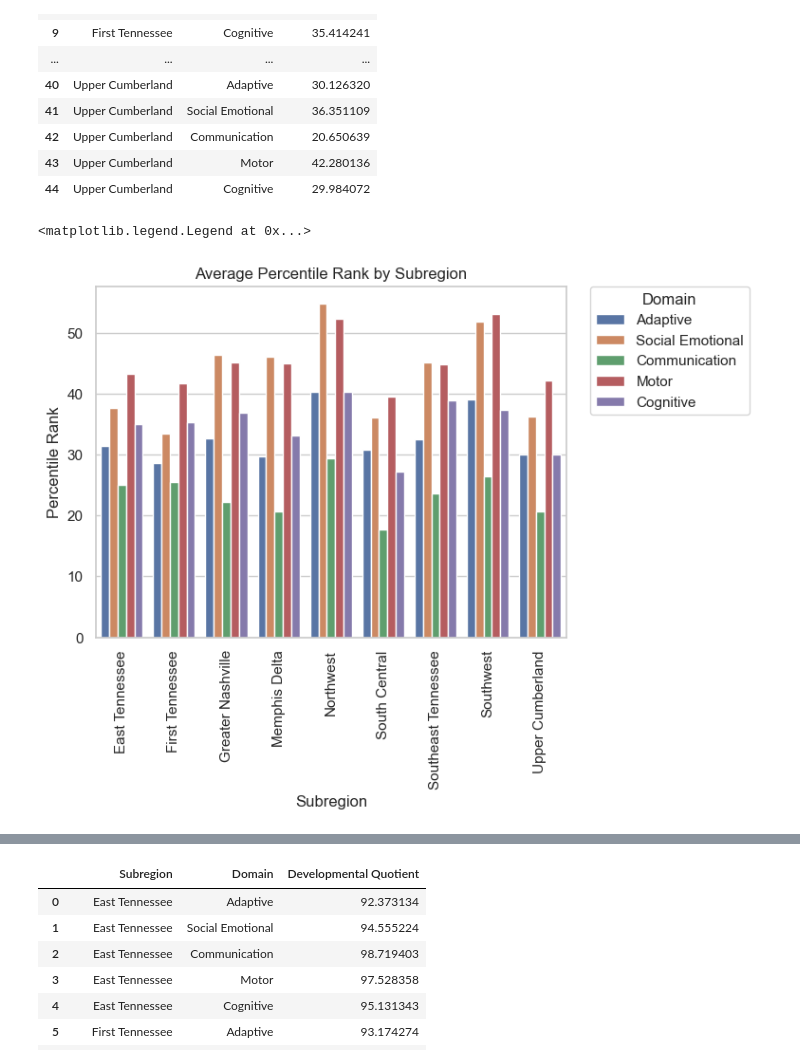
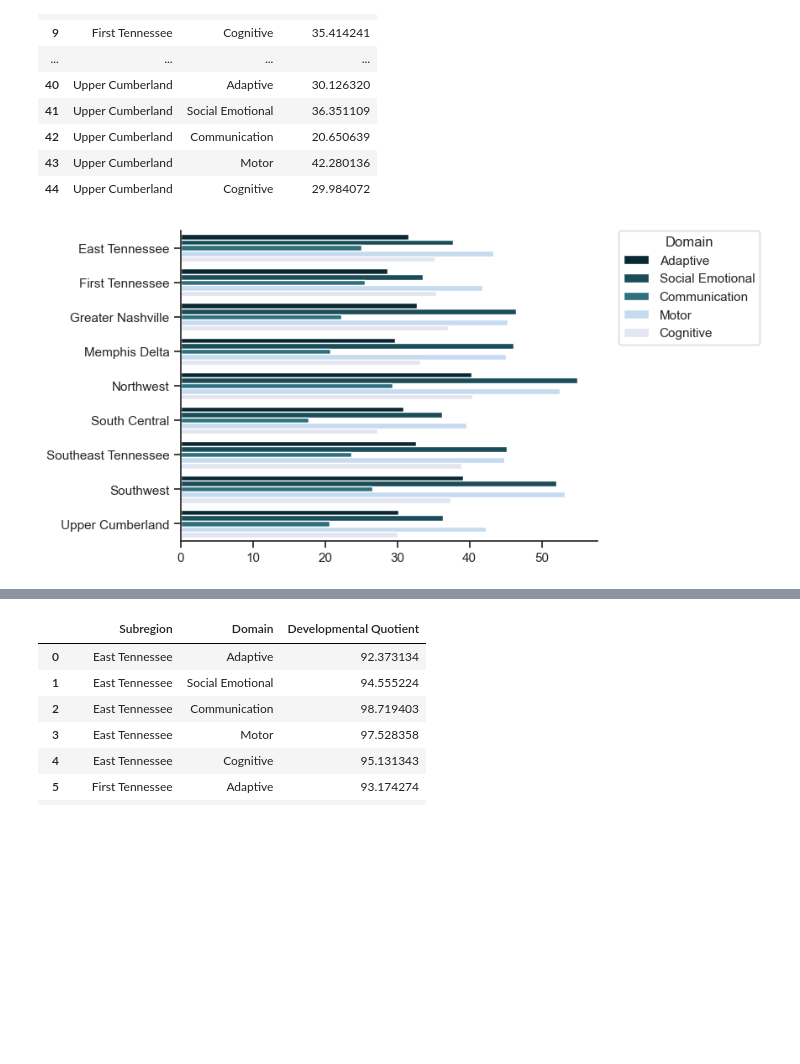
Before and after one commit to NSS-Data-Analytics-Cohort-10/teis-concat-dog, a Jupyter notebook: notebooks/teis_new.ipynb, the cells around one changed output, grey strips where cells are left out. Drawn from its saved outputs; the diff is of its cells as text; code cells hidden in the pictures; blank space fills up the shorter version.

```diff
--- a/notebooks/teis_new.ipynb
+++ b/notebooks/teis_new.ipynb
@@ -148 +147,9 @@ pr_by_region2
+# %%
+pr_dict= {
+    'Adaptive' : '#022B3A',
+    'Social Emotional' : '#115363',
+    'Communication' : '#1F7A8C',
+    'Motor' : '#BFDBF7',
+    'Cognitive' : '#E1E5F2'
+}
 # %%
@@ -192,13 +202,15 @@ pr_by_subregion2
 | 43 | Upper Cumberland | Motor | 42.280136 |
 | 44 | Upper Cumberland | Cognitive | 29.984072 |
 # %%
-sns.barplot(hue='Domain',y='Percentile Rank',x='Subregion',data=pr_by_subregion2)
-plt.title("Average Percentile Rank by Subregion")
-plt.xticks(rotation=90)
+ax=sns.barplot(hue='Domain',x='Percentile Rank',y='Subregion',data=pr_by_subregion2,palette=pr_dict)
+ax.set(xlabel=None)
+ax.set(ylabel=None)
 plt.legend(bbox_to_anchor=(1.05, 1), loc='upper left', borderaxespad=0, title = 'Domain')
+plt.savefig('../images/avg_pr_subregion.png', format = 'png', bbox_inches = 'tight')
+
+#Average Percentile Rank by Subregion
 # %% [output]
-<matplotlib.legend.Legend at 0x...>
-[figure, old version]
+[figure, new version]
 # %%
 dq_columns = ['Adaptive_Developmental_Quotient','Social_Emotional_Developmental_Quotient','Communication_Developmental_Quotient','Motor_Developmental_Quotient','Cognitive_Developmental_Quotient']
 # %%
```
Also changed, not shown: parts of 12 cells of this notebook, 5 other files.
